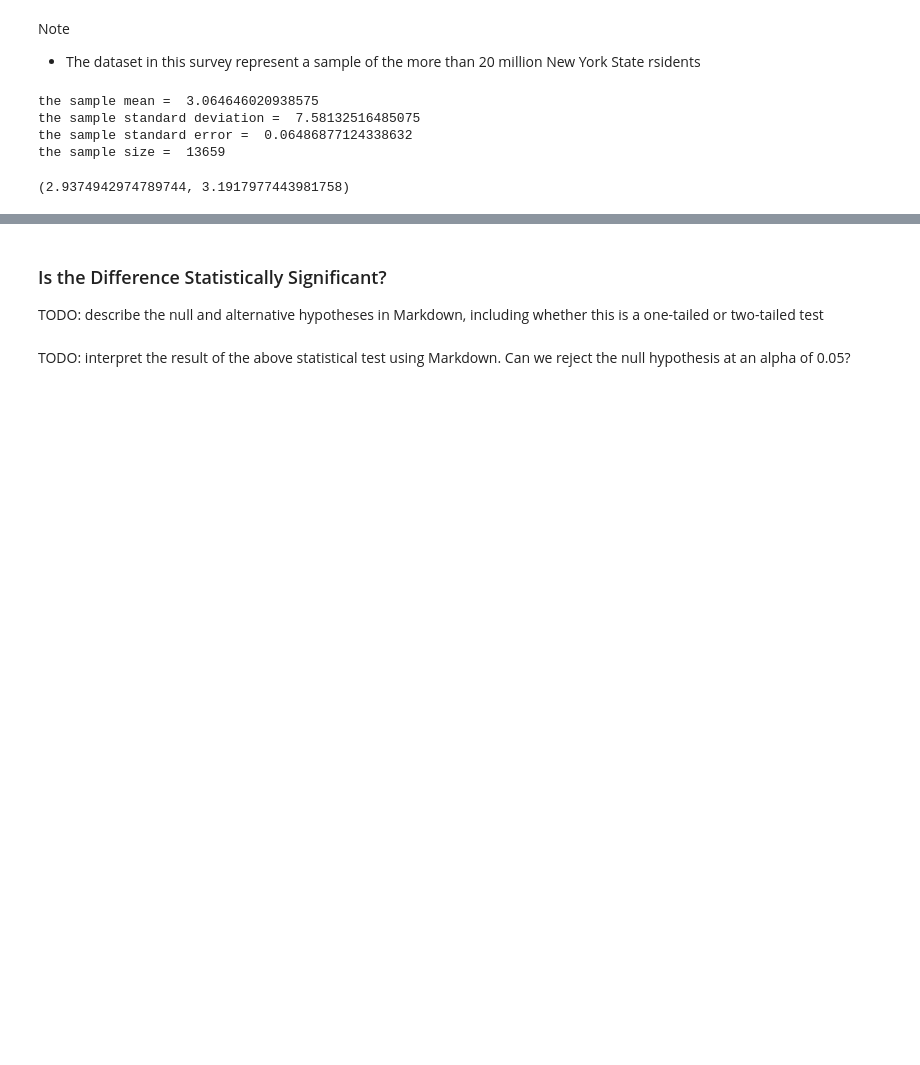
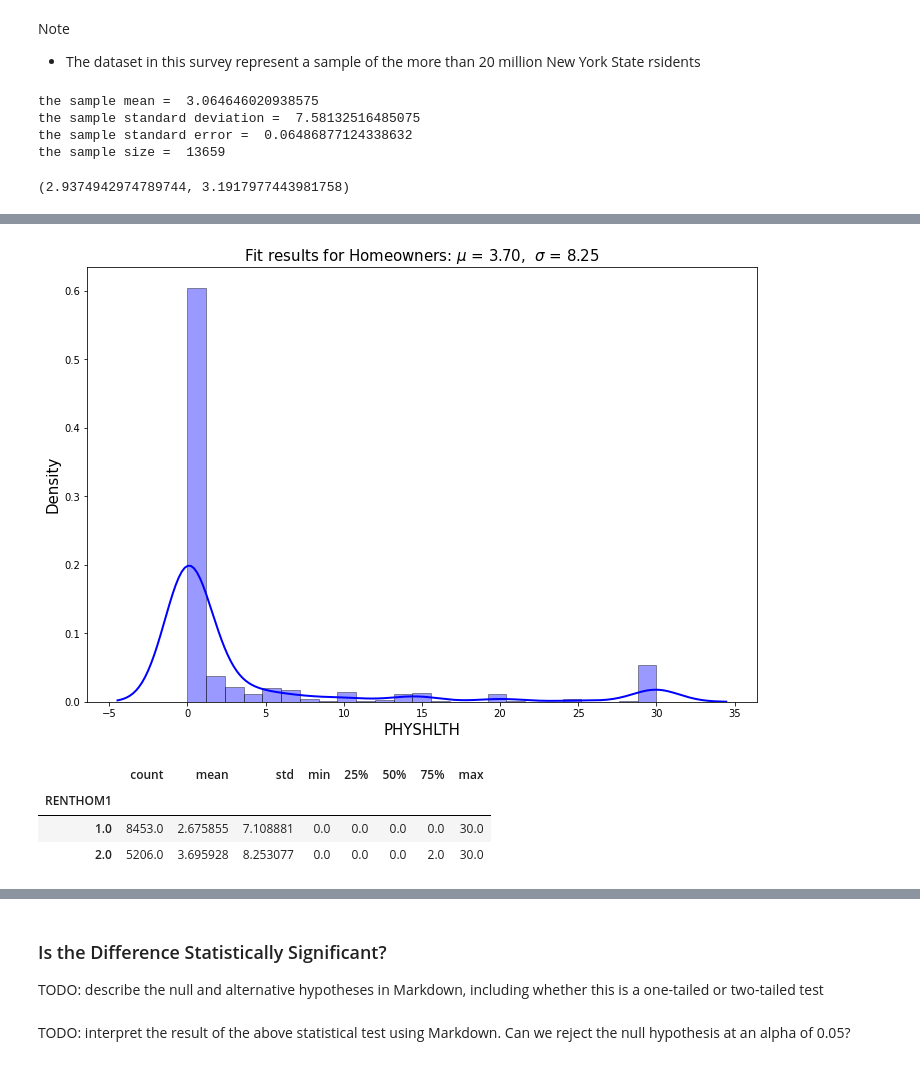
Before and after one commit to olexy/da_ds_ml, a Jupyter notebook: Health_Survey_Data_Analysis.ipynb, the cells around one changed output, grey strips where cells are left out. Cells and saved outputs as stored; diff of their text form; code cells hidden in the pictures; blank space fills up the shorter version.

```diff
--- a/Health_Survey_Data_Analysis.ipynb
+++ b/Health_Survey_Data_Analysis.ipynb
@@ -186,0 +201,4 @@ TODO: write an explanation of what it means to split the data based on `RENTHOM1
+# %%
+#records with RENTHOM1 = 2 (Owning)
+df_own = df_phrh.loc[df['RENTHOM1'] == 2]
+df_own.sample(5)
@@ -191,0 +253,22 @@ TODO: write an explanation of the plot(s) above using Markdown
+# %%
+# Visualising the distribution of PHYSHLTH variable
+# for RENTHOM1 = 2
+from scipy.stats import norm
+mu, std = norm.fit(df_own['PHYSHLTH'])
+plt.figure(figsize = [12, 8])
+sns.distplot(df_own['PHYSHLTH'], hist=True, kde=True,
+             bins=25, color = 'b',
+             hist_kws={'edgecolor':'black'},
+             kde_kws={'linewidth': 2});
+plt.title("Fit results for Homeowners: $\mu$ = %.2f,  $\sigma$ = %.2f" % (mu, std), size=15)
+plt.xlabel("PHYSHLTH", size=15)
+plt.ylabel("Density", size=15);
+# %% [output]
+[figure, added]
+# %%
+df_phrh.groupby('RENTHOM1')['PHYSHLTH'].describe()
+# %% [output]
+|  | count | mean | std | min | 25% | 50% | 75% | max |
+| RENTHOM1 |  |  |  |  |  |  |  |  |
+| 1.0 | 8453.0 | 2.675855 | 7.108881 | 0.0 | 0.0 | 0.0 | 0.0 | 30.0 |
+| 2.0 | 5206.0 | 3.695928 | 8.253077 | 0.0 | 0.0 | 0.0 | 2.0 | 30.0 |
```
Also changed, not shown: parts of 12 cells of this notebook.
